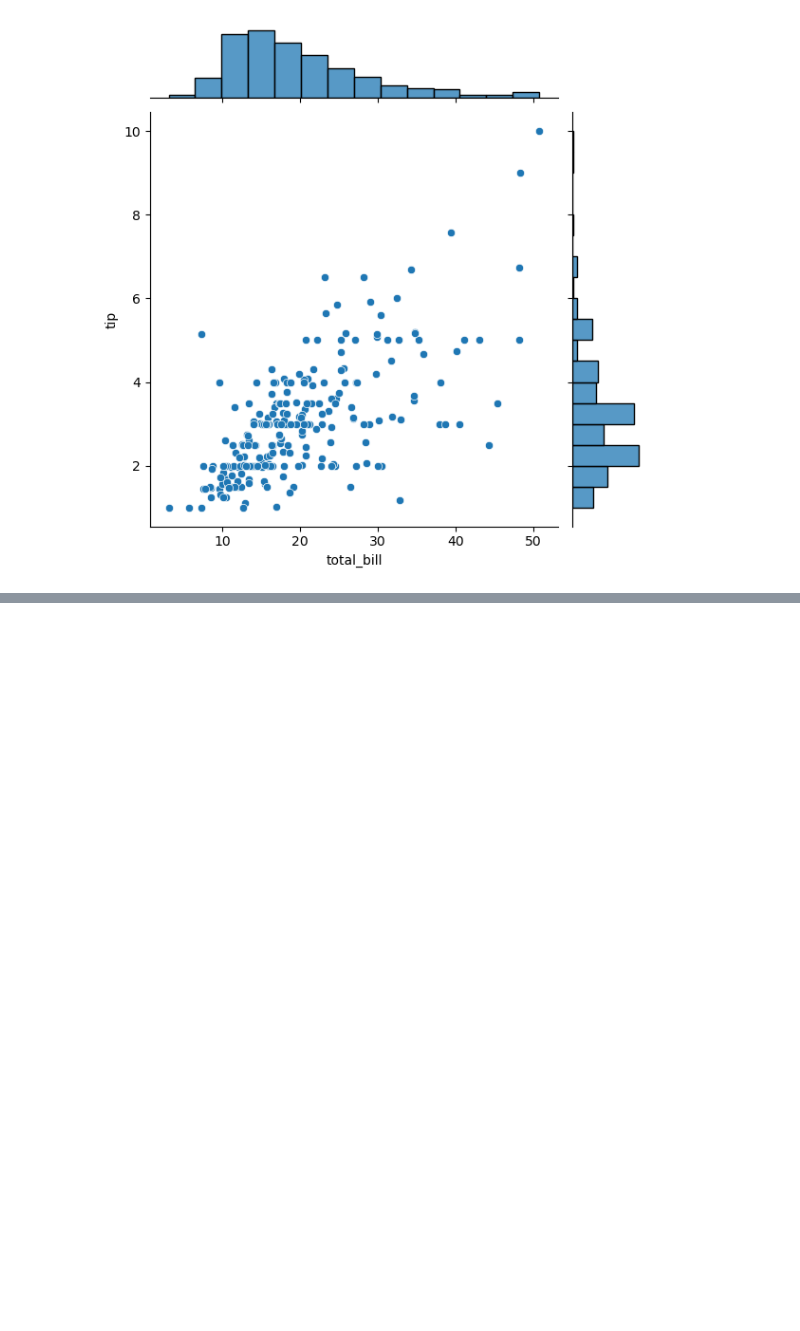
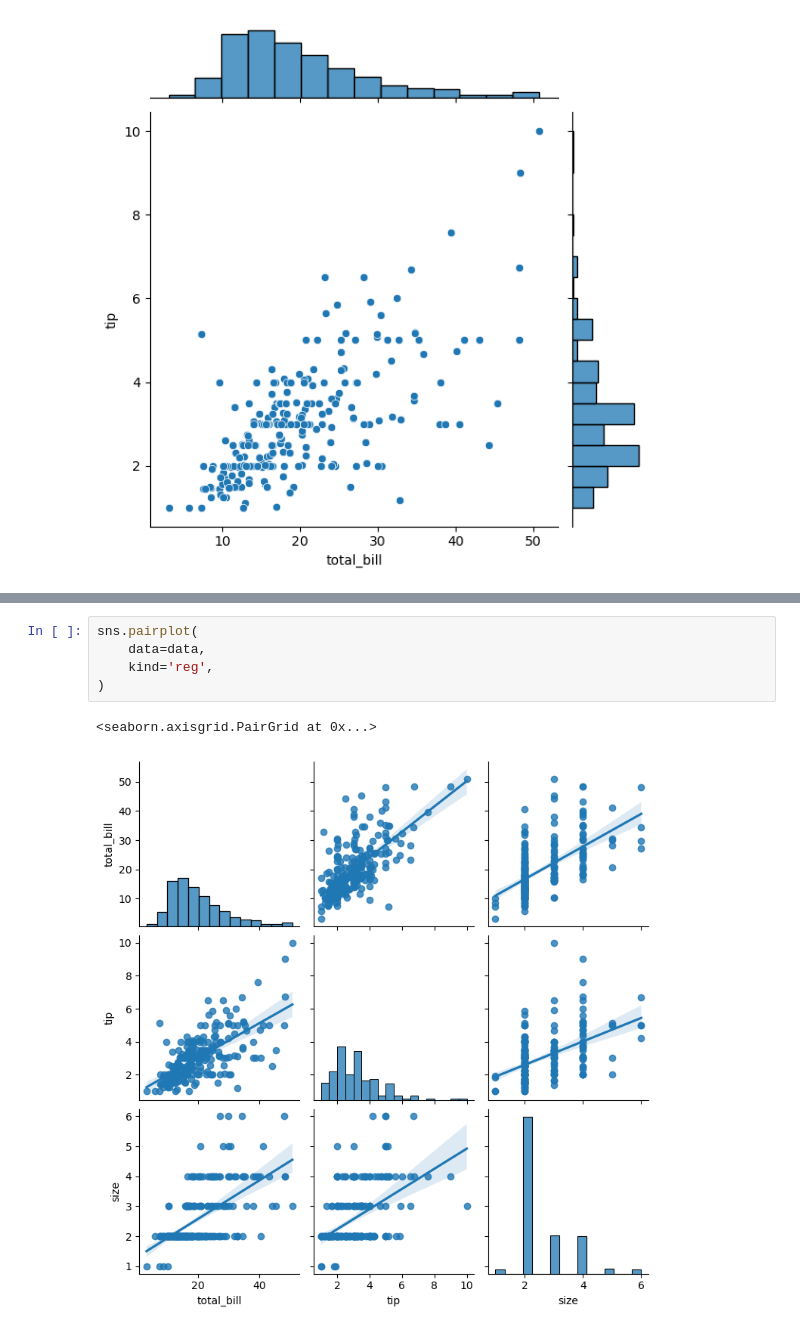
Before and after one commit to mdnaim2004/NOTE_ARCHIVE, a Jupyter notebook: seabron/seaborn.ipynb, the cells around one changed output, grey strips where cells are left out. Saved outputs shown, nothing was run; the diff lists cells and outputs as text; blank space fills up the shorter version.

```diff
--- a/seabron/seaborn.ipynb
+++ b/seabron/seaborn.ipynb
@@ -150,3 +150,11 @@ sns.pairplot(
 # %% [output]
 <seaborn.axisgrid.PairGrid at 0x...>
 [figure]
+# %%
+sns.pairplot(
+    data=data,
+    kind='reg',
+)
+# %% [output]
+<seaborn.axisgrid.PairGrid at 0x...>
+[figure, added]
```
Also changed, not shown: parts of 4 cells of this notebook.
